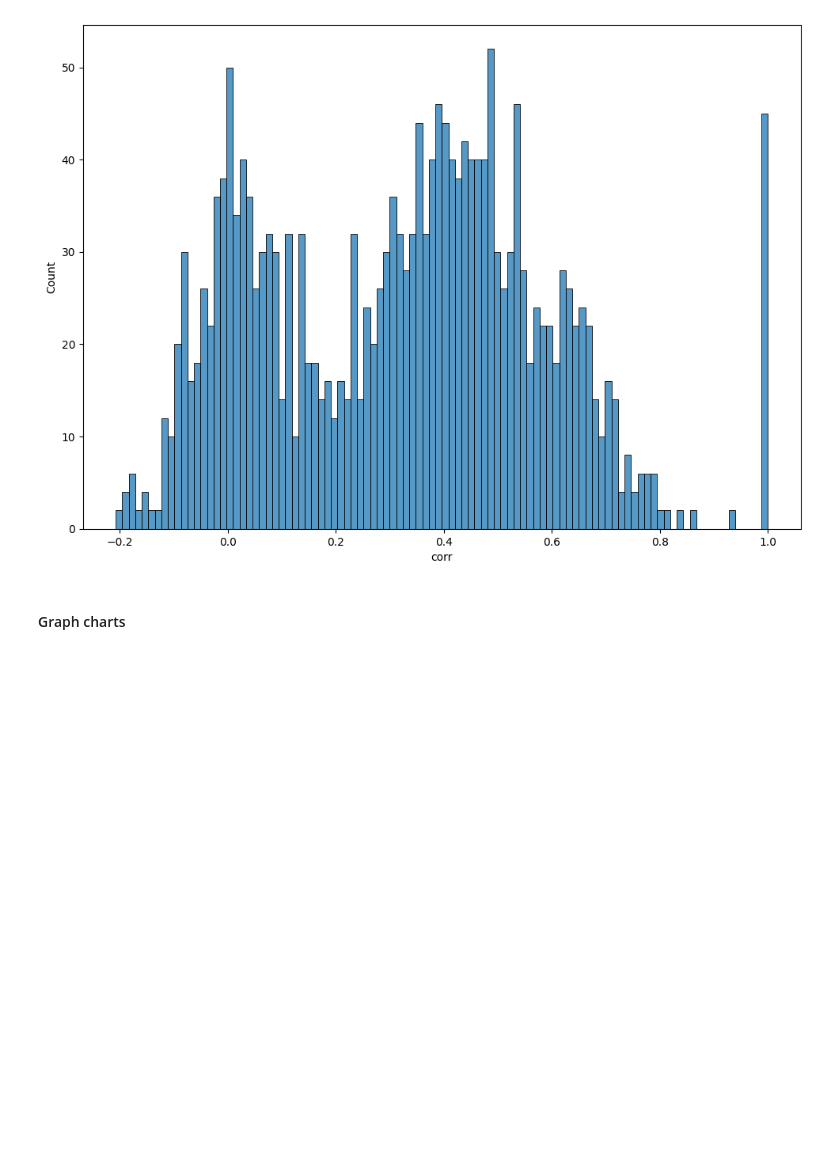
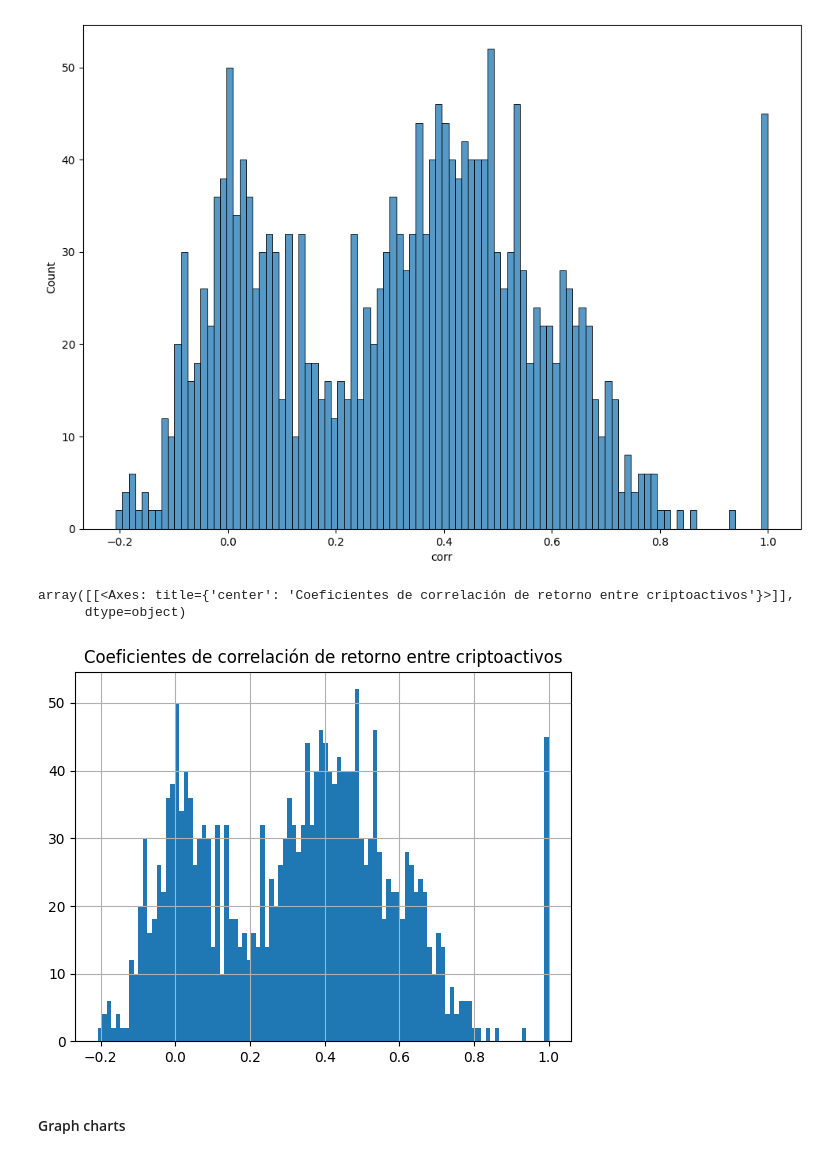
Before and after one commit to FedeScenna/Crypto_NetworkAnalysis, a Jupyter notebook: 04_NetworkAnalysis.ipynb, the cells around one changed output. Saved outputs shown, nothing was run; the diff lists cells and outputs as text; code cells hidden in the pictures; blank space fills up the shorter version.

Commit message:
images

```diff
--- a/04_NetworkAnalysis.ipynb
+++ b/04_NetworkAnalysis.ipynb
@@ -203,6 +203,12 @@ sns.histplot(corr_df, x = "corr", bins = 100)
 # %% [output]
 <Axes: xlabel='corr', ylabel='Count'>
 [figure]
+# %%
+corr_df.rename(columns = {"corr":"Coeficientes de correlación de retorno entre criptoactivos"}).hist(bins = 100)
+# %% [output]
+array([[<Axes: title={'center': 'Coeficientes de correlación de retorno entre criptoactivos'}>]],
+      dtype=object)
+[figure, added]
 # %%
 # Create a range for all correlations
 corr_range = []
```
Also changed, not shown: parts of 5 cells of this notebook, 7 other files.
